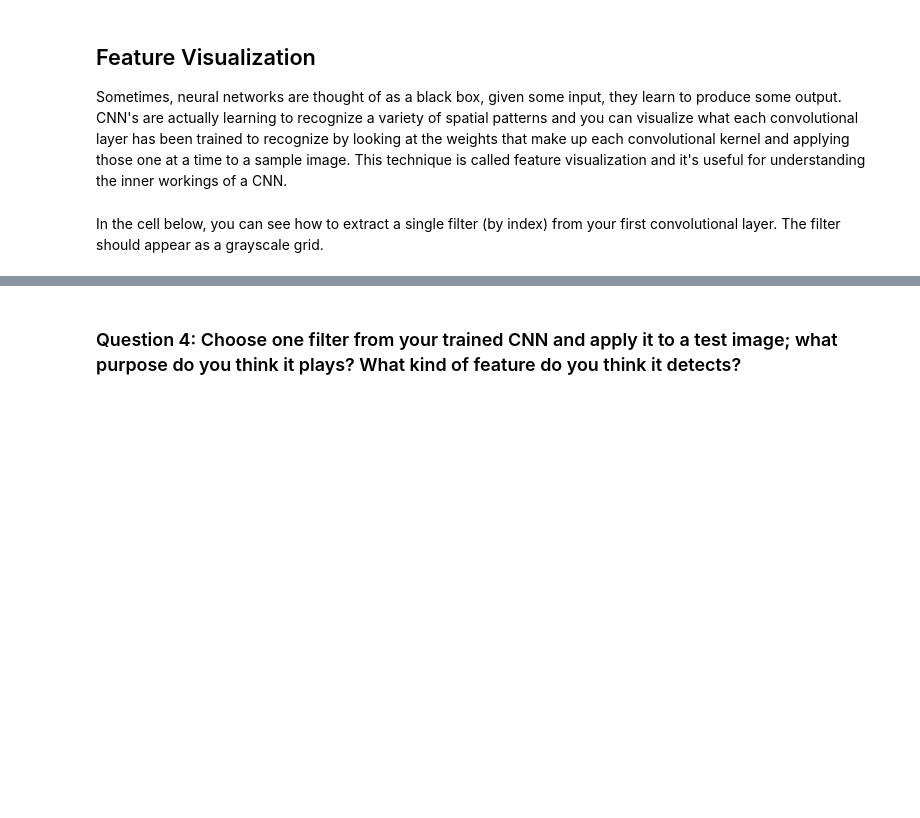
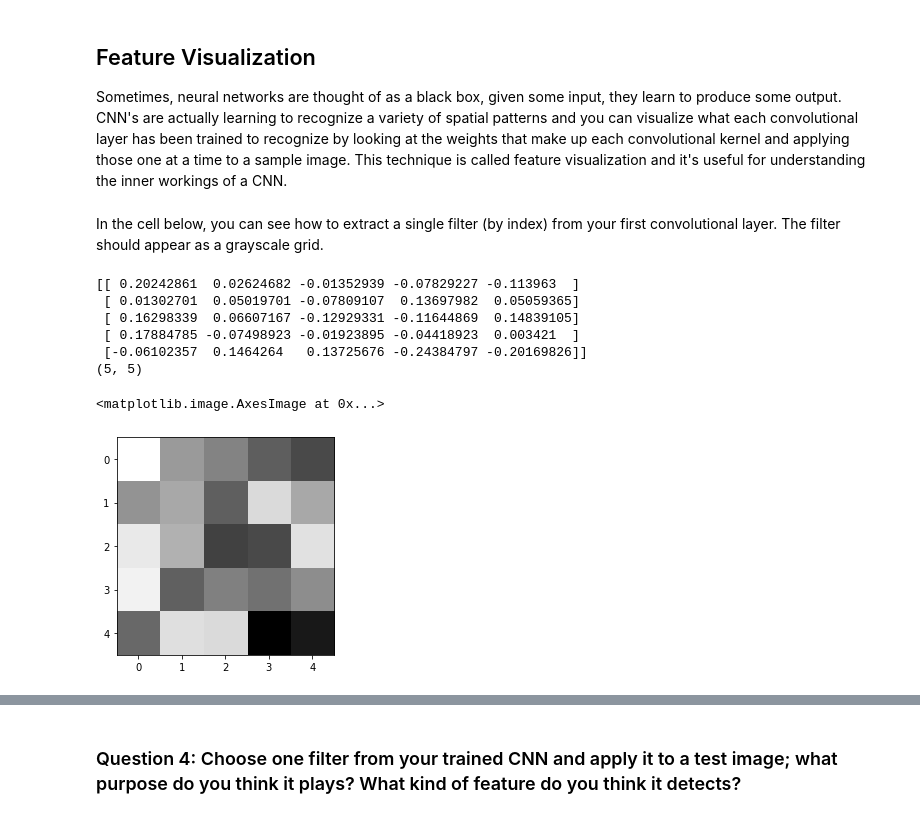
Before and after one commit to BayTown/UD-CVND-Facial-Keypoint-Detection, a Jupyter notebook: 2. Define the Network Architecture.ipynb, the cells around one changed output, grey strips where cells are left out. Saved outputs shown, nothing was run; the diff lists cells and outputs as text; code cells hidden in the pictures; blank space fills up the shorter version.

```diff
--- a/2. Define the Network Architecture.ipynb
+++ b/2. Define the Network Architecture.ipynb
@@ -501,17 +540,29 @@ In the cell below, you can see how to extract a single filter (by index) from yo
 # %%
 # Get the weights in the first conv layer, "conv1"
 # if necessary, change this to reflect the name of your first conv layer
 weights1 = net.conv1.weight.data
+
+if use_cuda:
+    weights1 = weights1.cuda().detach().cpu().clone()
 
 w = weights1.numpy()
 
 filter_index = 0
 
 print(w[filter_index][0])
 print(w[filter_index][0].shape)
 
 # display the filter weights
 plt.imshow(w[filter_index][0], cmap='gray')
+# %% [output]
+[[ 0.20242861  0.02624682 -0.01352939 -0.07829227 -0.113963  ]
+ [ 0.01302701  0.05019701 -0.07809107  0.13697982  0.05059365]
+ [ 0.16298339  0.06607167 -0.12929331 -0.11644869  0.14839105]
+ [ 0.17884785 -0.07498923 -0.01923895 -0.04418923  0.003421  ]
+ [-0.06102357  0.1464264   0.13725676 -0.24384797 -0.20169826]]
+(5, 5)
+<matplotlib.image.AxesImage at 0x...>
+[figure, added]
 # %% [markdown]
 ## Feature maps
 
```
Also changed, not shown: parts of 15 cells of this notebook, 3 other files.
